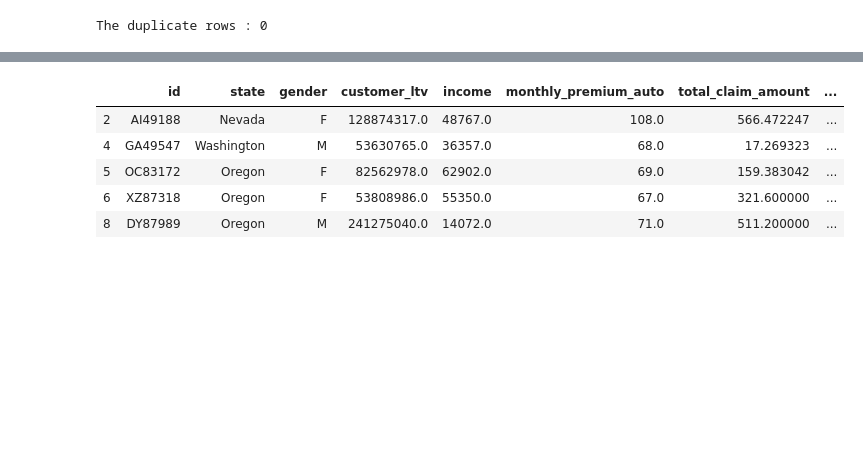
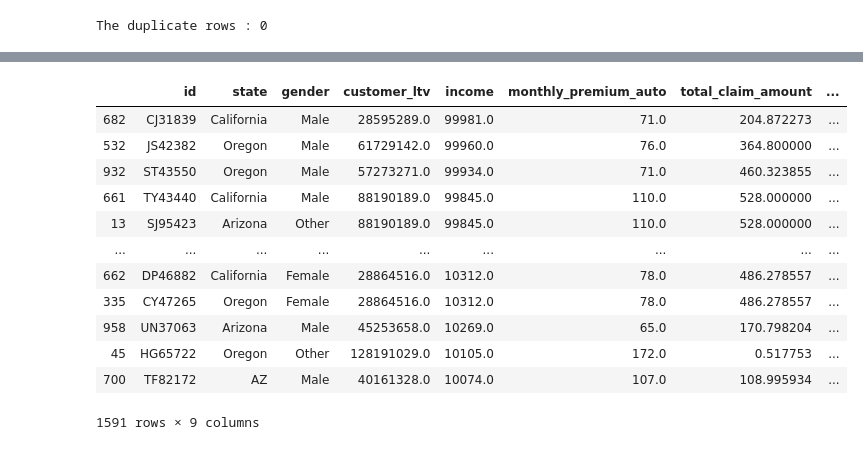
Before and after one commit to dooinn/lab-customer-analysis-round-1, a Jupyter notebook: lab-customer-analysis-round-1.ipynb, the cells around one changed output, grey strips where cells are left out. Drawn from its saved outputs; the diff is of its cells as text; code cells hidden in the pictures; blank space fills up the shorter version.

Commit message:
dealt with Nan values

```diff
--- a/lab-customer-analysis-round-1.ipynb
+++ b/lab-customer-analysis-round-1.ipynb
@@ -209,0 +251,9 @@ The duplicate rows : 0
+# %%
+# Define a dictionary to map the inconsistent values to the correct ones
+replacement_dict = {'F': 'Female', 'M': 'Male', 'Femal': 'Female', 'female' : 'Female'}
+
+# Replace the inconsistent values in the 'gender' column using the dictionary
+file['gender'] = file['gender'].replace(replacement_dict)
+# %%
+# Replacing null values for categorical variables
+file['gender'] = file['gender'].fillna('Other')
@@ -210,6 +271,5 @@ The duplicate rows : 0
 # %%
 #Correct the values in the column customer lifetime value. They are given as a percent, so multiply them by 100 and change dtype to numerical type.
-
-file['customer_ltv'] = pd.to_numeric(file['customer_ltv'].str.rstrip('%'))
+file["customer_ltv"]=file["customer_ltv"].astype(str).str.replace("%", "").astype(float)
 # %%
 file['customer_ltv'] = file['customer_ltv'] * 100
@@ -215,0 +285,3 @@ file['customer_ltv'] = file['customer_ltv'] * 100
+# %%
+col_median = file["customer_ltv"].median()
+file["customer_ltv"] = file["customer_ltv"].fillna(col_median)
@@ -216,11 +301,18 @@ file['customer_ltv'] = file['customer_ltv'] * 100
 # %%
 # Filter out the data for customers who have an income of 0 or less.
-minus_income_customer = file[file['income'] > 0]
-minus_income_customer.head()
+income_plus = file['income'] > 0
+file[income_plus].sort_values("income", ascending=False)
 # %% [output]
 |  | id | state | gender | customer_ltv | income | monthly_premium_auto | total_claim_amount | ... |
-| 2 | AI49188 | Nevada | F | 128874317.0 | 48767.0 | 108.0 | 566.472247 | ... |
-| 4 | GA49547 | Washington | M | 53630765.0 | 36357.0 | 68.0 | 17.269323 | ... |
-| 5 | OC83172 | Oregon | F | 82562978.0 | 62902.0 | 69.0 | 159.383042 | ... |
-| 6 | XZ87318 | Oregon | F | 53808986.0 | 55350.0 | 67.0 | 321.600000 | ... |
-| 8 | DY87989 | Oregon | M | 241275040.0 | 14072.0 | 71.0 | 511.200000 | ... |
+| 682 | CJ31839 | California | Male | 28595289.0 | 99981.0 | 71.0 | 204.872273 | ... |
+| 532 | JS42382 | Oregon | Male | 61729142.0 | 99960.0 | 76.0 | 364.800000 | ... |
+| 932 | ST43550 | Oregon | Male | 57273271.0 | 99934.0 | 71.0 | 460.323855 | ... |
+| 661 | TY43440 | California | Male | 88190189.0 | 99845.0 | 110.0 | 528.000000 | ... |
+| 13 | SJ95423 | Arizona | Other | 88190189.0 | 99845.0 | 110.0 | 528.000000 | ... |
+| ... | ... | ... | ... | ... | ... | ... | ... | ... |
+| 662 | DP46882 | California | Female | 28864516.0 | 10312.0 | 78.0 | 486.278557 | ... |
+| 335 | CY47265 | Oregon | Female | 28864516.0 | 10312.0 | 78.0 | 486.278557 | ... |
+| 958 | UN37063 | Arizona | Male | 45253658.0 | 10269.0 | 65.0 | 170.798204 | ... |
+| 45 | HG65722 | Oregon | Other | 128191029.0 | 10105.0 | 172.0 | 0.517753 | ... |
+| 700 | TF82172 | AZ | Male | 40161328.0 | 10074.0 | 107.0 | 108.995934 | ... |
+1591 rows × 9 columns
```
Also changed, not shown: parts of 8 cells of this notebook.
